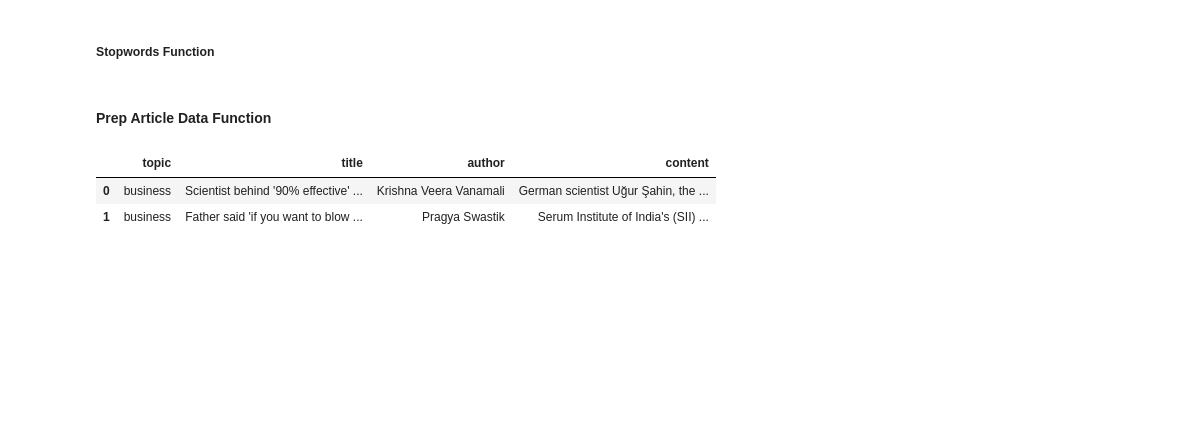
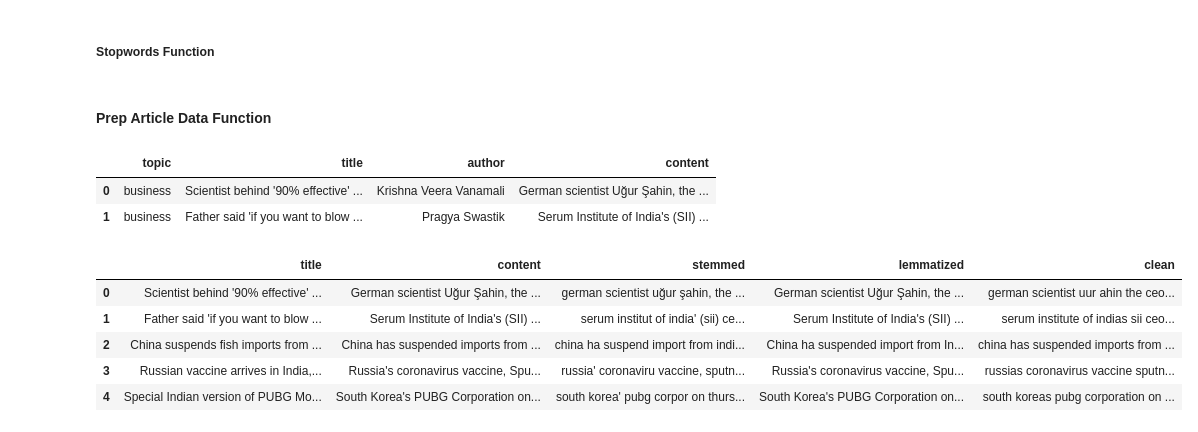
Before and after one commit to faithkane3/nlp, a Jupyter notebook: darden_nlp_prepare.ipynb, the cells around one changed output. Drawn from its saved outputs; the diff is of its cells as text; code cells hidden in the pictures; blank space fills up the shorter version.

Commit message:
Commit first big helper function done and now checking lemmatizer

```diff
--- a/darden_nlp_prepare.ipynb
+++ b/darden_nlp_prepare.ipynb
@@ -145,6 +142,3 @@ def basic_clean(string):
              .decode('utf-8', 'ignore')
     string = re.sub(r'[^\w\s]', '', string).lower()
     return string
-# %%
-article = basic_clean(article)
-article
@@ -326,4 +358,4 @@ def lemmatize(string):
     # Join our list of words into a string again and assign to a variable.
     string = ' '.join(lemmas)
 
-    return df
+    return string
@@ -429,11 +466,28 @@ df.head(2)
 |  | topic | title | author | content |
 | 0 | business | Scientist behind '90% effective' ... | Krishna Veera Vanamali | German scientist Uğur Şahin, the ... |
 | 1 | business | Father said 'if you want to blow ... | Pragya Swastik | Serum Institute of India's (SII) ... |
-# %%
-def prep_article(df):
-    '''
-    This function
-    '''
+# %%
+def prep_article(df, column):
+    '''
+    This function take in a df and the string name for a text column and
+    returns a df with the text article title, original text, stemmed text,
+    lemmatized text, and cleaned text.
+    '''
+    df['clean'] = df[column].apply(basic_clean)
+    df['stemmed'] = df[column].apply(stem)
+    df['lemmatized'] = df[column].apply(lemmatize)
+
+    return df[['title', 'content', 'stemmed', 'lemmatized', 'clean']]
+# %%
+df = prep_article(df, 'content')
+df.head()
+# %% [output]
+|  | title | content | stemmed | lemmatized | clean |
+| 0 | Scientist behind '90% effective' ... | German scientist Uğur Şahin, the ... | german scientist uğur şahin, the ... | German scientist Uğur Şahin, the ... | german scientist uur ahin the ceo... |
+| 1 | Father said 'if you want to blow ... | Serum Institute of India's (SII) ... | serum institut of india' (sii) ce... | Serum Institute of India's (SII) ... | serum institute of indias sii ceo... |
+| 2 | China suspends fish imports from ... | China has suspended imports from ... | china ha suspend import from indi... | China ha suspended import from In... | china has suspended imports from ... |
+| 3 | Russian vaccine arrives in India,... | Russia's coronavirus vaccine, Spu... | russia' coronaviru vaccine, sputn... | Russia's coronavirus vaccine, Spu... | russias coronavirus vaccine sputn... |
+| 4 | Special Indian version of PUBG Mo... | South Korea's PUBG Corporation on... | south korea' pubg corpor on thurs... | South Korea's PUBG Corporation on... | south koreas pubg corporation on ... |
 # %%
 def prep_article_data(df):
     '''
```
Also changed, not shown: parts of 23 cells of this notebook.
